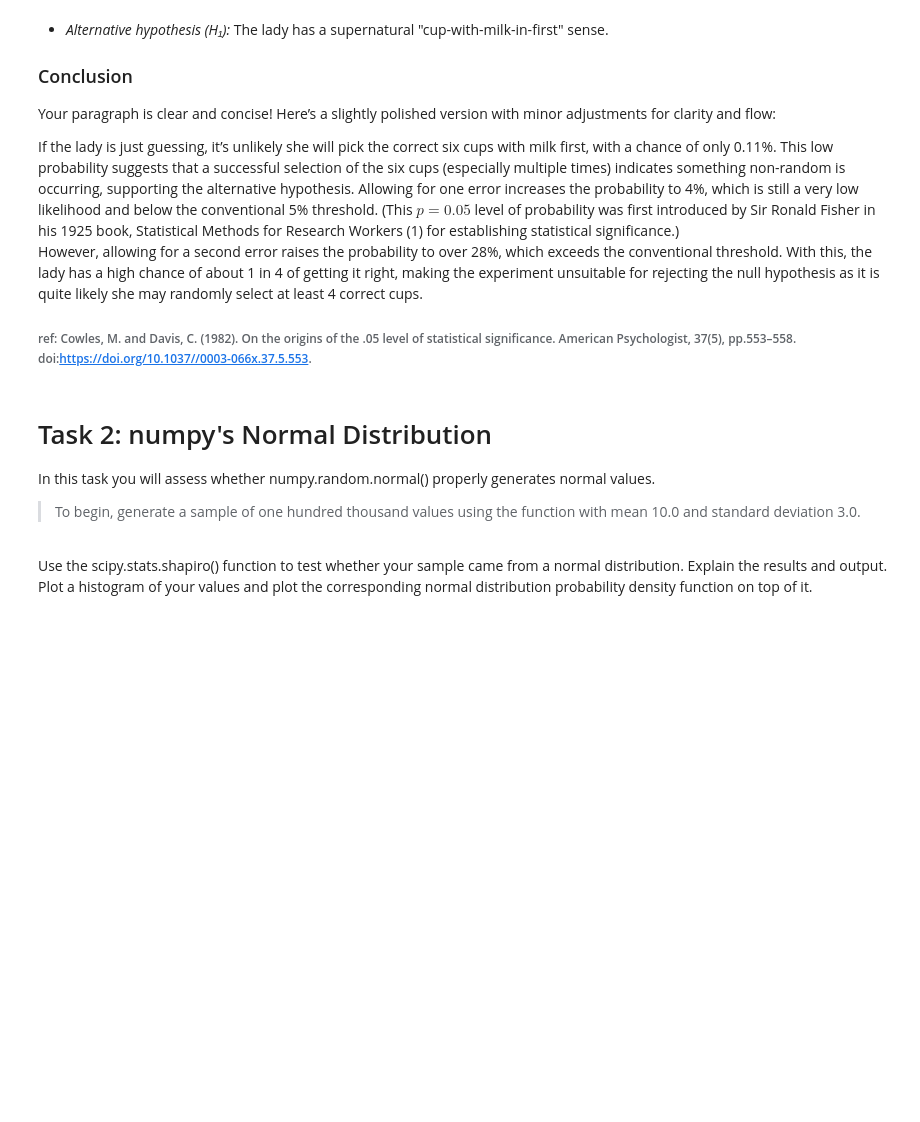
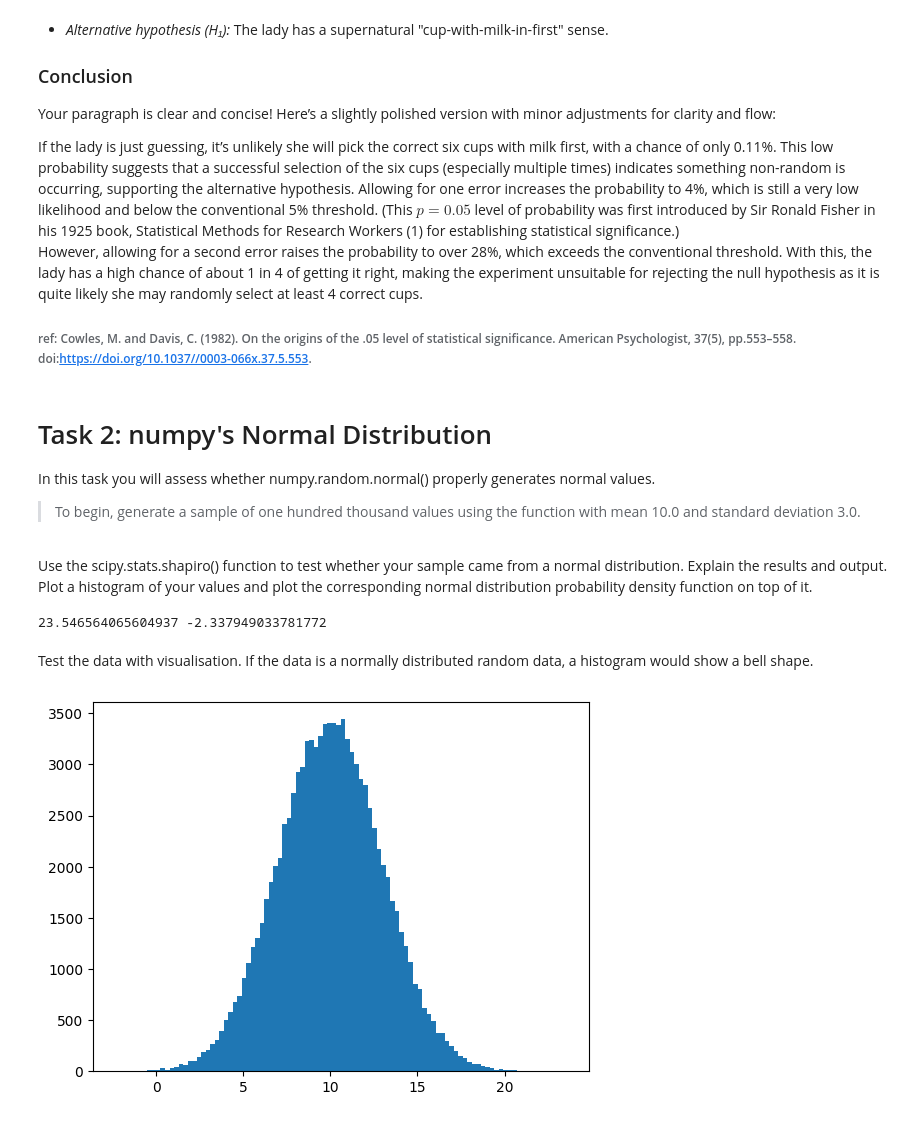
Before and after one commit to noyo0/AppliedStatistics2024, a Jupyter notebook: tasks.ipynb, the cells around one changed output. Drawn from its saved outputs; the diff is of its cells as text; code cells hidden in the pictures; blank space fills up the shorter version.

```diff
--- a/tasks.ipynb
+++ b/tasks.ipynb
@@ -195,3 +195,22 @@ In this task you will assess whether numpy.random.normal() properly generates no
 Use the scipy.stats.shapiro() function to test whether your sample came from a normal distribution. Explain the results and output.
 <br>
 Plot a histogram of your values and plot the corresponding normal distribution probability density function on top of it.
+# %%
+# generate random sample with normal distibution
+# with mean 10.0 and standard deviation 3.0, size= 100k
+
+import numpy as np # for random function
+
+data = np.random.normal(10.0,3.0,100000)
+print(data.max(), data.min())
+# %% [output]
+23.546564065604937 -2.337949033781772
+# %% [markdown]
+Test the data with visualisation. If the data is a normally distributed random data, a histogram would show a bell shape.
+# %%
+# Visualise data (data = np.random.normal(10.0,3.0,100000)) with a histogram
+import matplotlib.pyplot as plt # for visualisation
+plt.hist(data, bins=100)
+plt.show()
+# %% [output]
+[figure, added]
```
Also changed, not shown: parts of 2 cells of this notebook.
